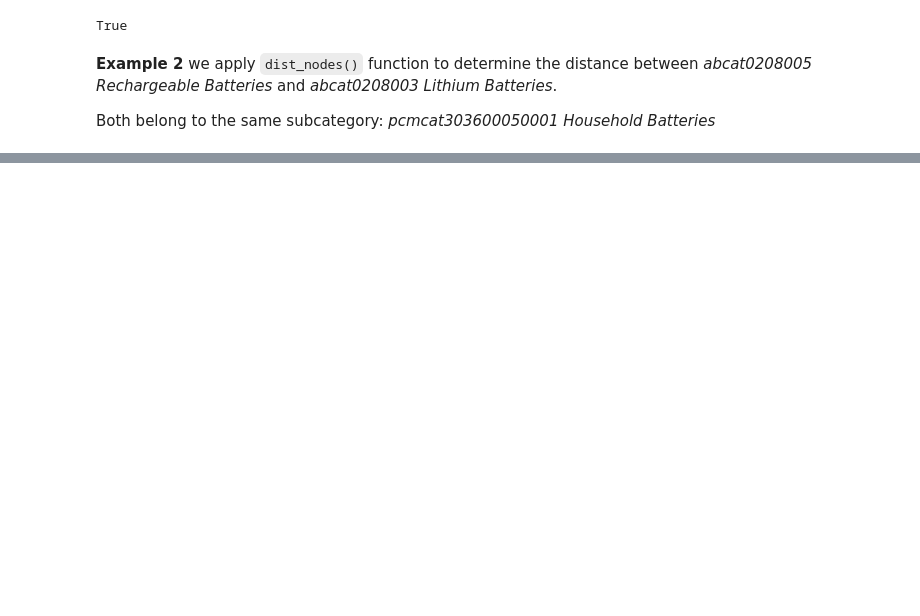
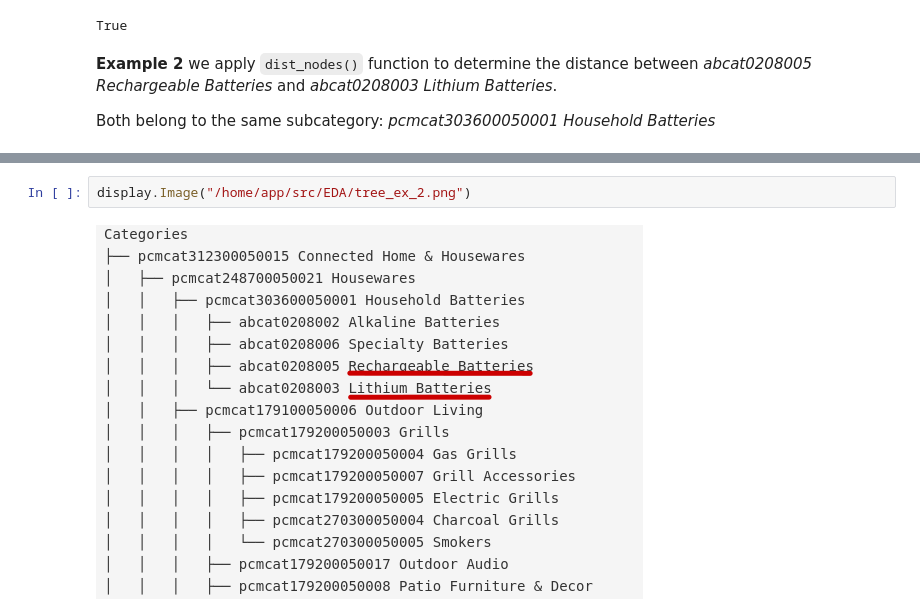
Before and after one commit to nachomartinezl/ecommerce-predictor, a Jupyter notebook: EDA/category_trees.ipynb, the cells around one changed output, grey strips where cells are left out. Drawn from its saved outputs; the diff is of its cells as text; blank space fills up the shorter version.

```diff
--- a/EDA/category_trees.ipynb
+++ b/EDA/category_trees.ipynb
@@ -87,0 +90,4 @@ tree_utils.dist_nodes('abcat0712007 Sports', 'pcmcat179200050005 Electric Grills
+# %%
+display.Image("/home/app/src/EDA/tree_ex_2.png")
+# %% [output]
+[figure, added]
```
Also changed, not shown: parts of 11 cells of this notebook, 15 other files.
